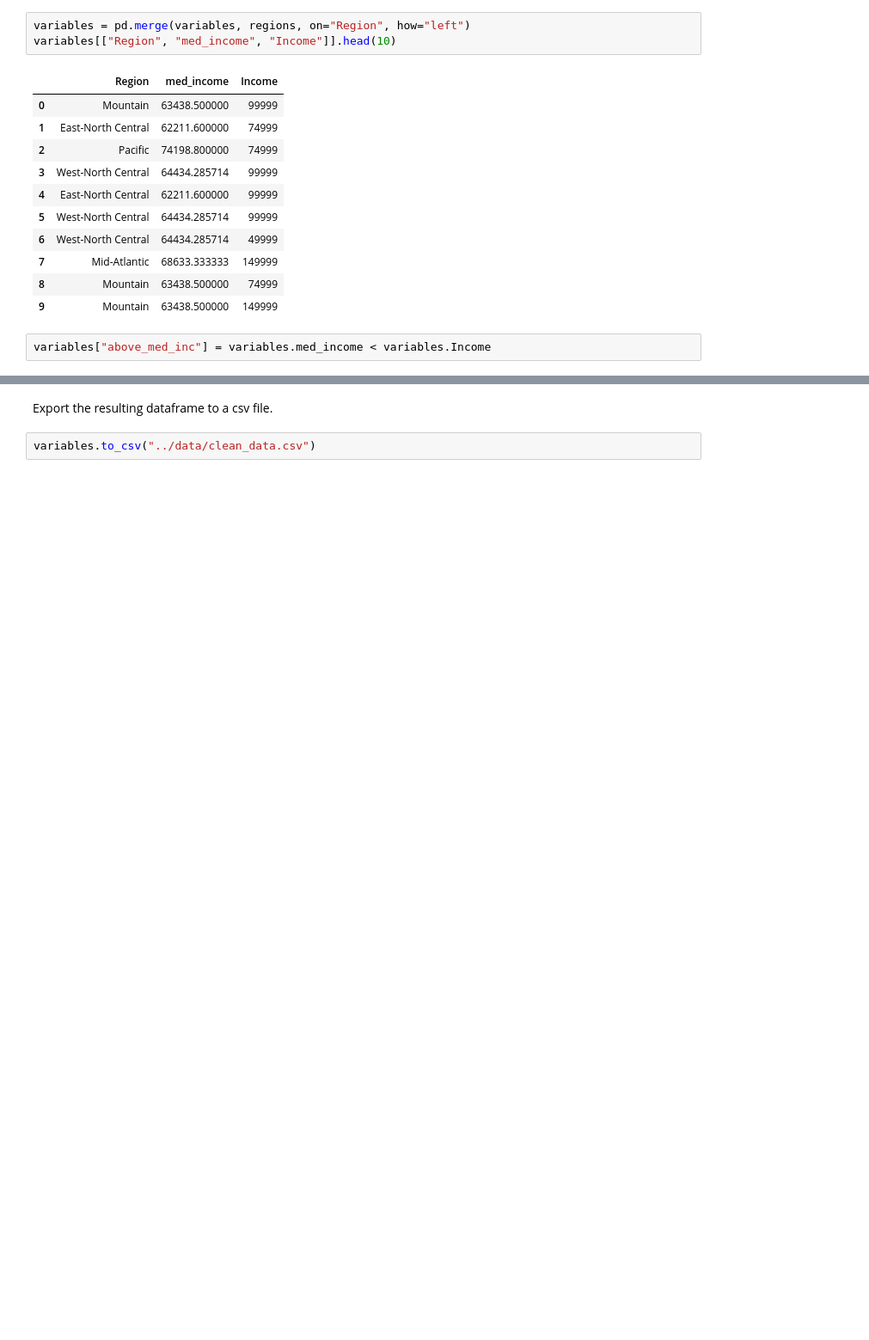
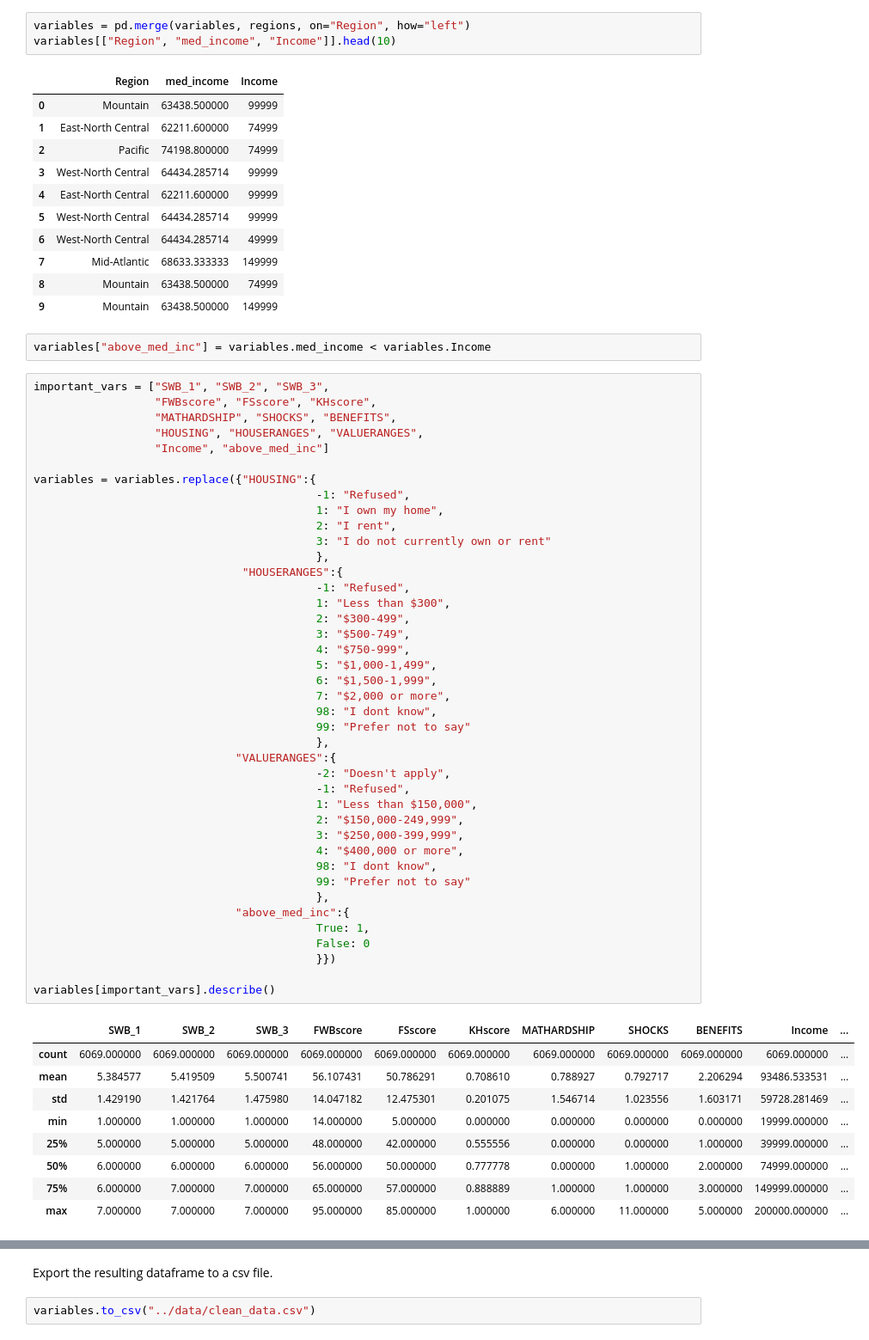
Before and after one commit to tanner-k/Capstone-2-Project-Financial-Wellness, a Jupyter notebook: notebooks/Data_Wrangling.ipynb, the cells around one changed output, grey strips where cells are left out. Shown at 86% size. Cells and saved outputs as stored; diff of their text form; blank space fills up the shorter version.

Commit message:
Renamed some variables and changed catagorical variables values from integers to strings for interpretability.

```diff
--- a/notebooks/Data_Wrangling.ipynb
+++ b/notebooks/Data_Wrangling.ipynb
@@ -442,3 +442,54 @@ variables[["Region", "med_income", "Income"]].head(10)
 | 9 | Mountain | 63438.500000 | 149999 |
 # %%
 variables["above_med_inc"] = variables.med_income < variables.Income
+# %%
+important_vars = ["SWB_1", "SWB_2", "SWB_3",
+                  "FWBscore", "FSscore", "KHscore",
+                  "MATHARDSHIP", "SHOCKS", "BENEFITS",
+                  "HOUSING", "HOUSERANGES", "VALUERANGES",
+                  "Income", "above_med_inc"]
+
+variables = variables.replace({"HOUSING":{
+                                          -1: "Refused",
+                                          1: "I own my home",
+                                          2: "I rent",
+                                          3: "I do not currently own or rent"
+                                          },
+                               "HOUSERANGES":{
+                                          -1: "Refused",
+                                          1: "Less than $300",
+                                          2: "$300-499",
+                                          3: "$500-749",
+                                          4: "$750-999",
+                                          5: "$1,000-1,499",
+                                          6: "$1,500-1,999",
+                                          7: "$2,000 or more",
+                                          98: "I dont know",
+                                          99: "Prefer not to say"
+                                          },
+                              "VALUERANGES":{
+                                          -2: "Doesn't apply",
+                                          -1: "Refused",
+                                          1: "Less than $150,000",
+                                          2: "$150,000-249,999",
+                                          3: "$250,000-399,999",
+                                          4: "$400,000 or more",
+                                          98: "I dont know",
+                                          99: "Prefer not to say"
+                                          },
+                              "above_med_inc":{
+                                          True: 1,
+                                          False: 0
+                                          }})
+
+variables[important_vars].describe()
+# %% [output]
+|  | SWB_1 | SWB_2 | SWB_3 | FWBscore | FSscore | KHscore | MATHARDSHIP | SHOCKS | BENEFITS | Income | ... |
+| count | 6069.000000 | 6069.000000 | 6069.000000 | 6069.000000 | 6069.000000 | 6069.000000 | 6069.000000 | 6069.000000 | 6069.000000 | 6069.000000 | ... |
+| mean | 5.384577 | 5.419509 | 5.500741 | 56.107431 | 50.786291 | 0.708610 | 0.788927 | 0.792717 | 2.206294 | 93486.533531 | ... |
+| std | 1.429190 | 1.421764 | 1.475980 | 14.047182 | 12.475301 | 0.201075 | 1.546714 | 1.023556 | 1.603171 | 59728.281469 | ... |
+| min | 1.000000 | 1.000000 | 1.000000 | 14.000000 | 5.000000 | 0.000000 | 0.000000 | 0.000000 | 0.000000 | 19999.000000 | ... |
+| 25% | 5.000000 | 5.000000 | 5.000000 | 48.000000 | 42.000000 | 0.555556 | 0.000000 | 0.000000 | 1.000000 | 39999.000000 | ... |
+| 50% | 6.000000 | 6.000000 | 6.000000 | 56.000000 | 50.000000 | 0.777778 | 0.000000 | 1.000000 | 2.000000 | 74999.000000 | ... |
+| 75% | 6.000000 | 7.000000 | 7.000000 | 65.000000 | 57.000000 | 0.888889 | 1.000000 | 1.000000 | 3.000000 | 149999.000000 | ... |
+| max | 7.000000 | 7.000000 | 7.000000 | 95.000000 | 85.000000 | 1.000000 | 6.000000 | 11.000000 | 5.000000 | 200000.000000 | ... |
```
Also changed, not shown: parts of 1 cell of this notebook, 1 other file.
